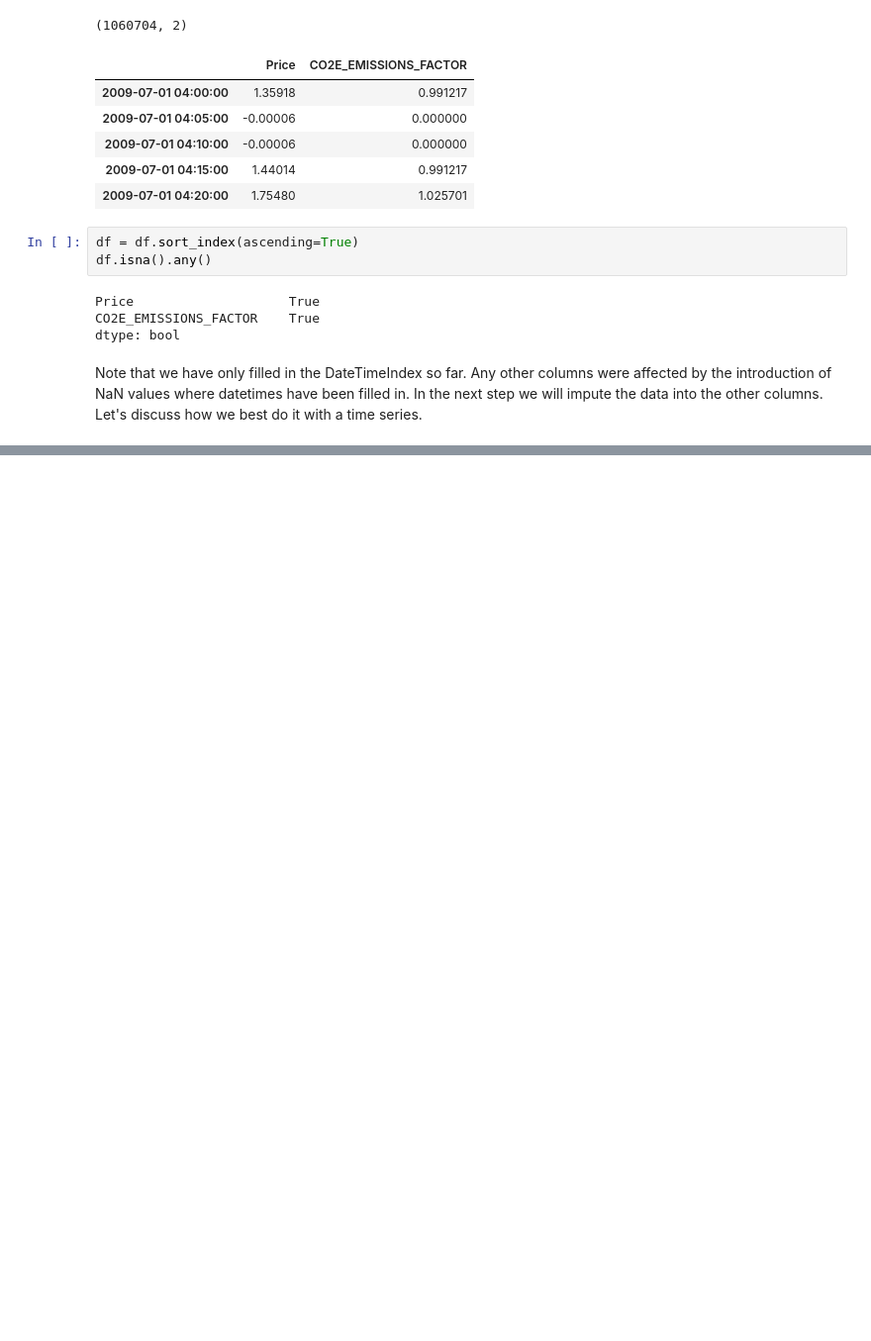
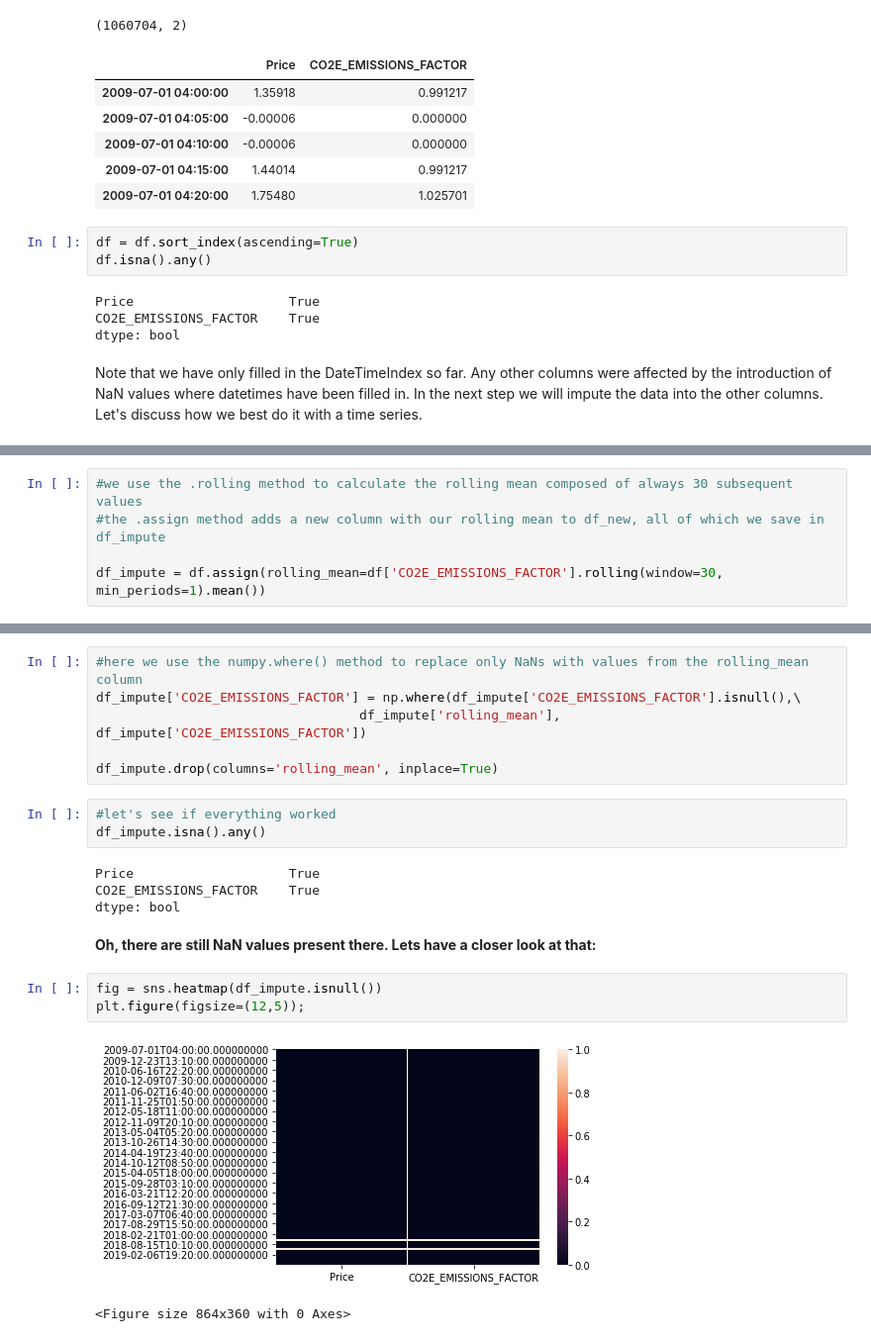
Before and after one commit to bkubsch/marginal-carbon, a Jupyter notebook: notebooks/5a_data_imputation.ipynb, the cells around one changed output, grey strips where cells are left out. Shown: that part at 99% size. Cells and saved outputs as stored; diff of their text form; blank space fills up the shorter version.

```diff
--- a/notebooks/5a_data_imputation.ipynb
+++ b/notebooks/5a_data_imputation.ipynb
@@ -107,0 +111,5 @@ Note that we have only filled in the DateTimeIndex so far. Any other columns wer
+# %%
+#we use the .rolling method to calculate the rolling mean composed of always 30 subsequent values
+#the .assign method adds a new column with our rolling mean to df_new, all of which we save in df_impute
+
+df_impute = df.assign(rolling_mean=df['CO2E_EMISSIONS_FACTOR'].rolling(window=30, min_periods=1).mean())
@@ -107,0 +143,21 @@ Note that we have only filled in the DateTimeIndex so far. Any other columns wer
+# %%
+#here we use the numpy.where() method to replace only NaNs with values from the rolling_mean column
+df_impute['CO2E_EMISSIONS_FACTOR'] = np.where(df_impute['CO2E_EMISSIONS_FACTOR'].isnull(),\
+                                  df_impute['rolling_mean'], df_impute['CO2E_EMISSIONS_FACTOR'])
+
+df_impute.drop(columns='rolling_mean', inplace=True)
+# %%
+#let's see if everything worked
+df_impute.isna().any()
+# %% [output]
+Price                    True
+CO2E_EMISSIONS_FACTOR    True
+dtype: bool
+# %% [markdown]
+__Oh, there are still NaN values present there. Lets have a closer look at that:__
+# %%
+fig = sns.heatmap(df_impute.isnull())
+plt.figure(figsize=(12,5));
+# %% [output]
+[figure, added]
+<Figure size 864x360 with 0 Axes>
```
Also changed, not shown: parts of 16 cells of this notebook, 1 other file.
